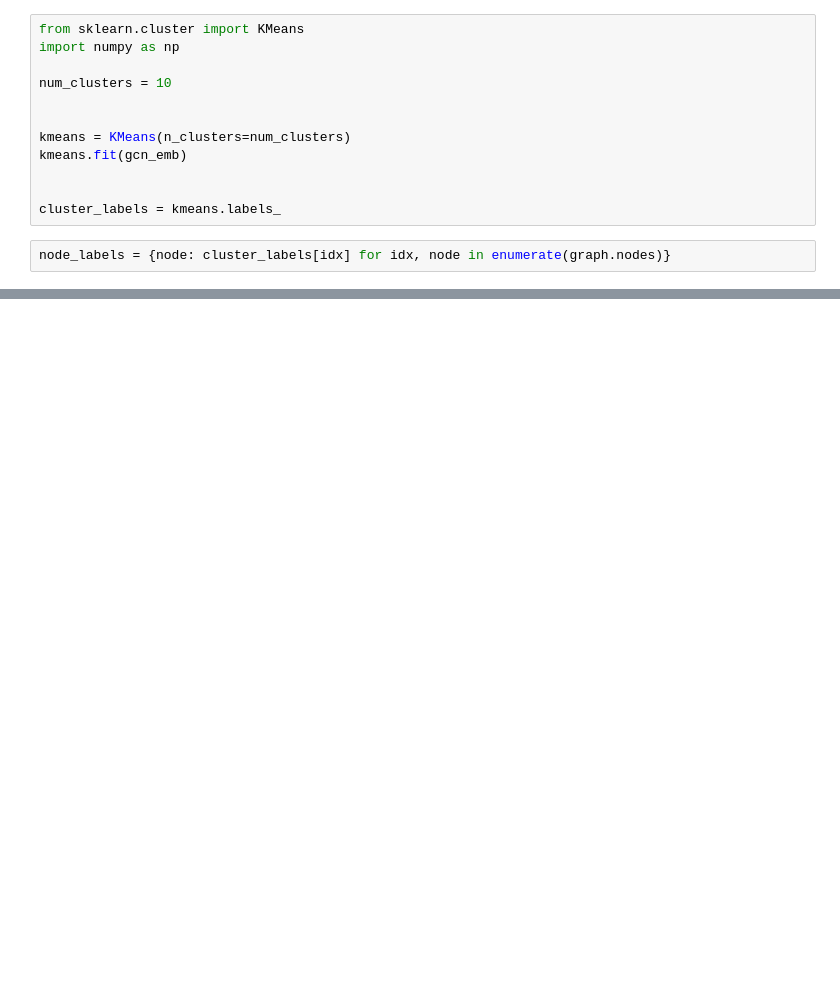
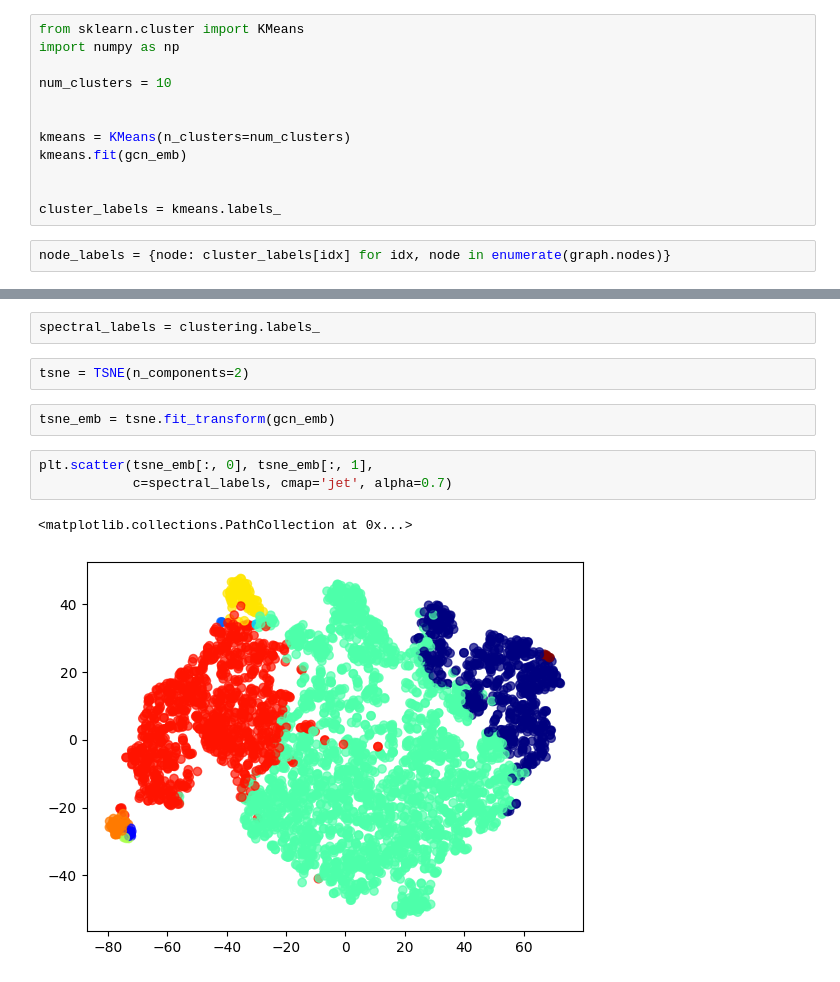
Before and after one commit to marin-o/Finki, a Jupyter notebook: Socijalni mrezhi i mediumi/Lab2/smim_lab2.ipynb, the cells around one changed output, grey strips where cells are left out. Drawn from its saved outputs; the diff is of its cells as text; blank space fills up the shorter version.

```diff
--- a/Socijalni mrezhi i mediumi/Lab2/smim_lab2.ipynb
+++ b/Socijalni mrezhi i mediumi/Lab2/smim_lab2.ipynb
@@ -362,0 +362,12 @@ Normalized Mutual Information (NMI): 0.0980
+# %%
+spectral_labels = clustering.labels_
+# %%
+tsne = TSNE(n_components=2)
+# %%
+tsne_emb = tsne.fit_transform(gcn_emb)
+# %%
+plt.scatter(tsne_emb[:, 0], tsne_emb[:, 1],
+            c=spectral_labels, cmap='jet', alpha=0.7)
+# %% [output]
+<matplotlib.collections.PathCollection at 0x...>
+[figure, added]
```
Also changed, not shown: parts of 24 cells of this notebook.
